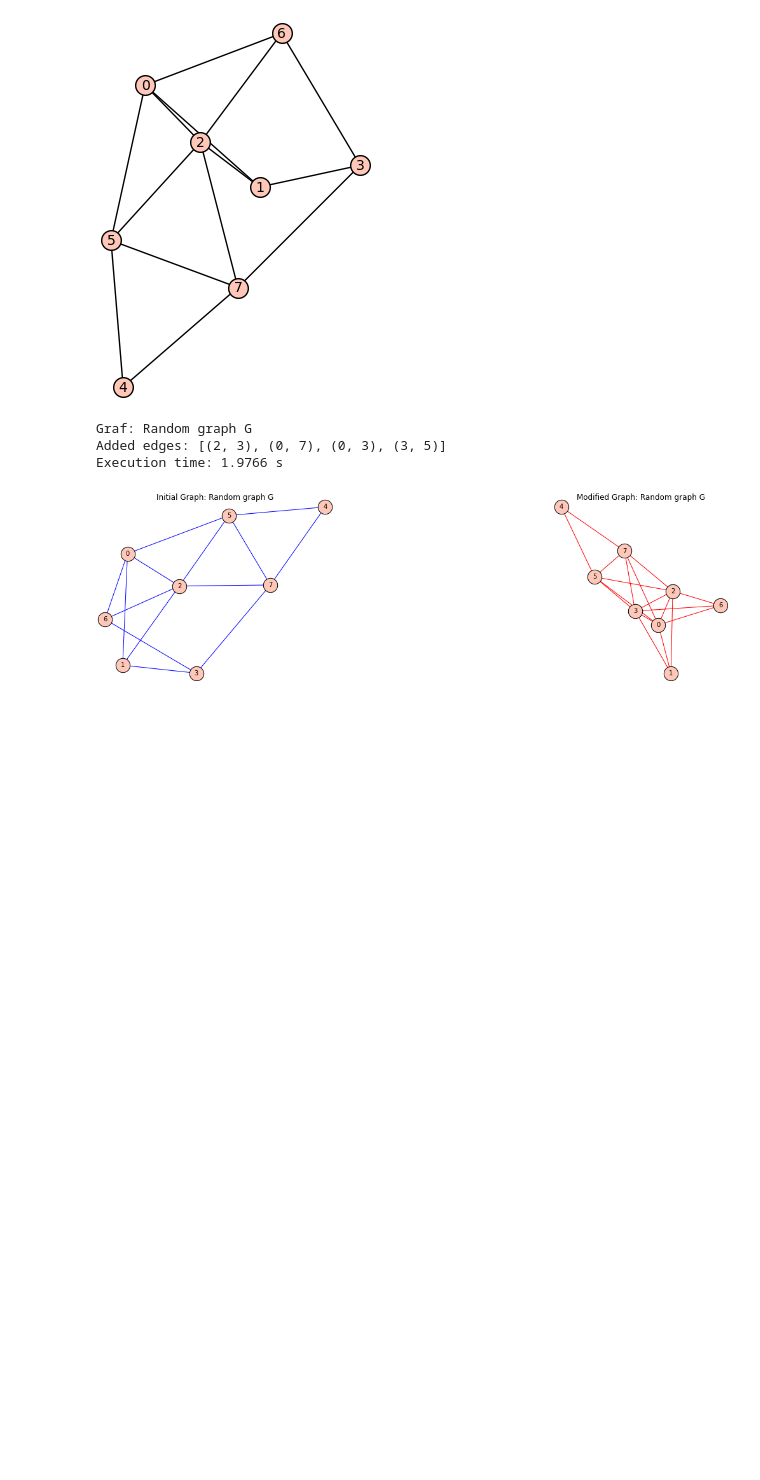
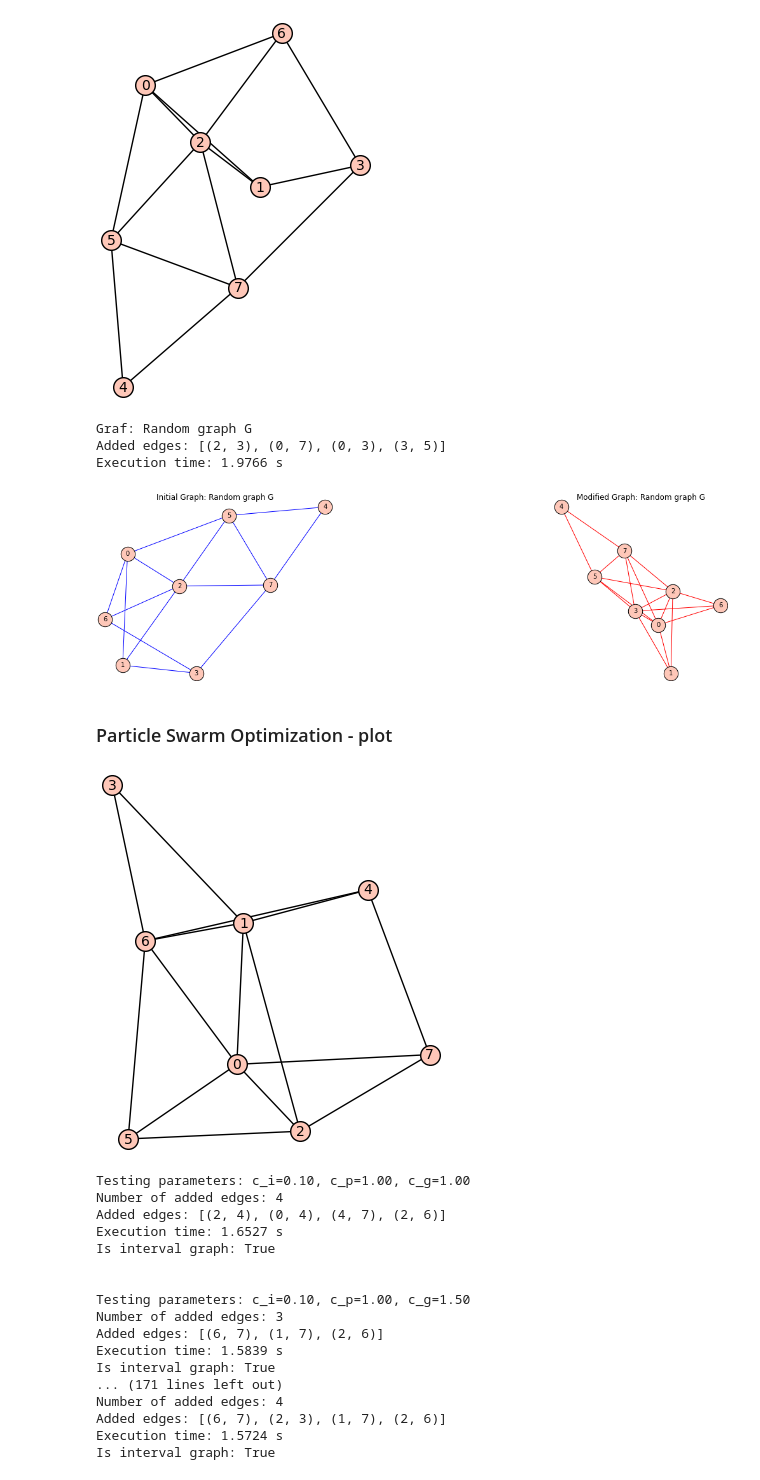
Before and after one commit to Ogrfil/MINIMUM-INTERVAL-GRAPH-COMPLETION, a Jupyter notebook: testing.ipynb, the cells around one changed output. Saved outputs shown, nothing was run; the diff lists cells and outputs as text; code cells hidden in the pictures; blank space fills up the shorter version.

Commit message:
Added plots for PSO

```diff
--- a/testing.ipynb
+++ b/testing.ipynb
@@ -492,3 +496,5 @@ Graf: Random graph G
 Added edges: [(2, 3), (0, 7), (0, 3), (3, 5)]
 Execution time: 1.9766 s
 [figure]
+# %% [markdown]
+### Particle Swarm Optimization - plot
@@ -494,0 +639,40 @@ Execution time: 1.9766 s
+# %%
+# Example usage with results
+c_i_values = [0.1, 0.5, 1.0]
+c_p_values = [1.0, 1.5, 2.0]
+c_g_values = [1.0, 1.5, 2.0]
+
+n = 8  # Number of vertices
+p = 0.6  # Probability of edge creation
+
+G = graphs.RandomGNP(n, p)
+while not G.is_connected():
+    G = graphs.RandomGNP(n, p)
+
+G.show()
+
+# Generate the results for the grid search
+results = grid_search_pso(G, swarm_size=30, num_iters=100, c_i_values=c_i_values, c_p_values=c_p_values, c_g_values=c_g_values)
+
+# Plot the results
+plot_grid_search_results_num_edges(results, c_i_values, c_p_values, c_g_values)
+plot_grid_search_results_execution_time(results, c_i_values, c_p_values, c_g_values)
+# %% [output]
+[figure, added]
+Testing parameters: c_i=0.10, c_p=1.00, c_g=1.00
+Number of added edges: 4
+Added edges: [(2, 4), (0, 4), (4, 7), (2, 6)]
+Execution time: 1.6527 s
+Is interval graph: True
+
+
+Testing parameters: c_i=0.10, c_p=1.00, c_g=1.50
+Number of added edges: 3
+Added edges: [(6, 7), (1, 7), (2, 6)]
+Execution time: 1.5839 s
+Is interval graph: True
+... (171 lines left out)
+Number of added edges: 4
+Added edges: [(6, 7), (2, 3), (1, 7), (2, 6)]
+Execution time: 1.5724 s
+Is interval graph: True
```
Also changed, not shown: parts of 6 cells of this notebook.
